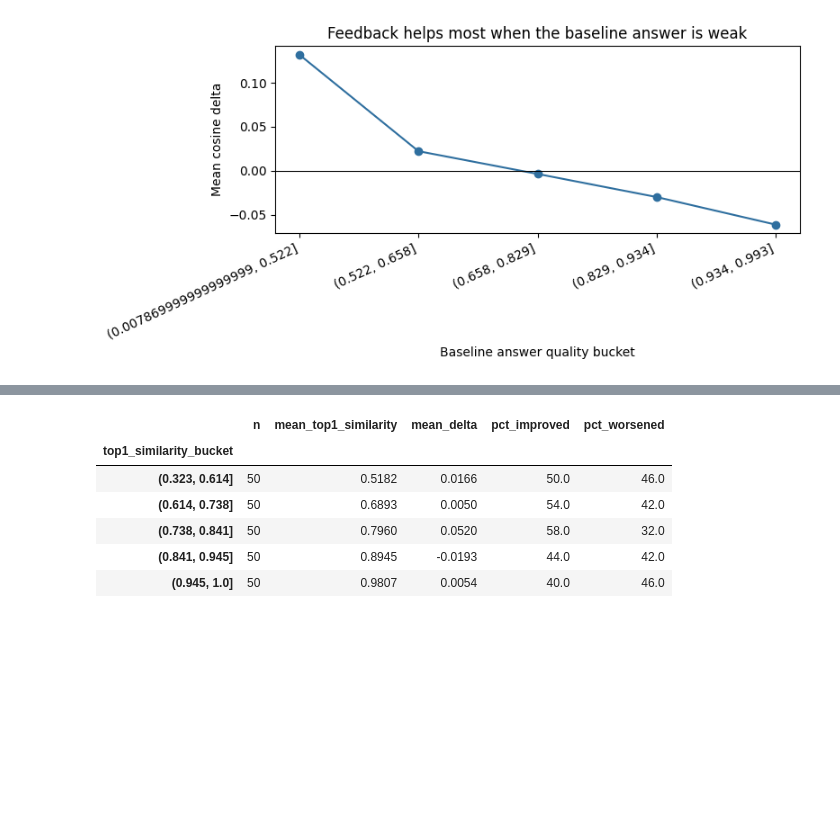
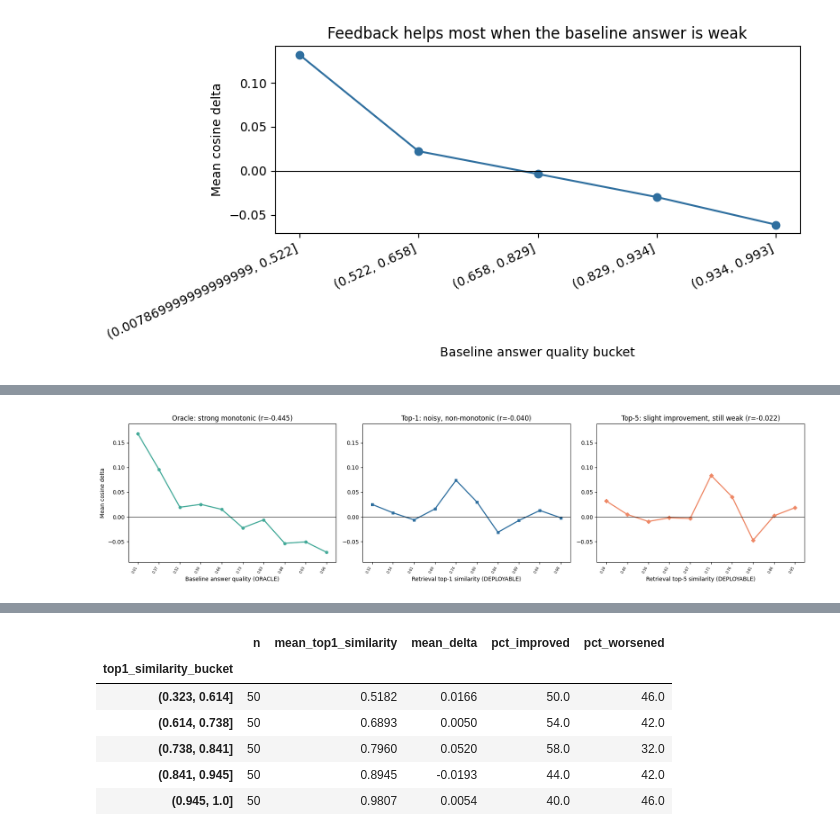
Before and after one commit to domen-jersek/SIKDD-RAG-Feedback-reinforced-learning, a Jupyter notebook: SIKDD_2026_exploratory_feedback_paper_draft.ipynb, the cells around one changed output, grey strips where cells are left out. Cells and saved outputs as stored; diff of their text form; code cells hidden in the pictures; blank space fills up the shorter version.

```diff
--- a/SIKDD_2026_exploratory_feedback_paper_draft.ipynb
+++ b/SIKDD_2026_exploratory_feedback_paper_draft.ipynb
@@ -382,0 +951,53 @@ For future systems, the challenge is to approximate this baseline-quality signal
+# %%
+# High-resolution buckets (deciles instead of quintiles) with aligned y-axis
+top1_buckets_10 = pd.qcut(global_df["baseline_top1_similarity"], 10, duplicates="drop")
+top5_buckets_10 = pd.qcut(global_df["baseline_top5_similarity"], 10, duplicates="drop")
+base_buckets_10 = pd.qcut(global_df["baseline_cosine"], 10, duplicates="drop")
+
+# Compute decile means
+oracle_deciles = global_df.groupby(base_buckets_10, observed=False)["delta_cosine"].mean()
+top1_deciles = global_df.groupby(top1_buckets_10, observed=False)["delta_cosine"].mean()
+top5_deciles = global_df.groupby(top5_buckets_10, observed=False)["delta_cosine"].mean()
+
+# Unified y-axis based on combined range
+y_min = min(oracle_deciles.min(), top1_deciles.min(), top5_deciles.min()) - 0.02
+y_max = max(oracle_deciles.max(), top1_deciles.max(), top5_deciles.max()) + 0.02
+
+fig, axes = plt.subplots(1, 3, figsize=(18, 4.5))
+
+# Left: oracle quality
+x = np.arange(len(oracle_deciles))
+axes[0].plot(x, oracle_deciles.values, marker="o", color="#44aa99", linewidth=2, markersize=5)
+axes[0].axhline(0, color="black", linewidth=0.8)
+axes[0].set_xticks(x)
+axes[0].set_xticklabels([f"{v.left:.2f}" for v in oracle_deciles.index], rotation=60, ha="right", fontsize=6)
+axes[0].set_ylabel("Mean cosine delta")
+axes[0].set_xlabel("Baseline answer quality (ORACLE)")
+axes[0].set_title(f"Oracle: strong monotonic (r=-0.445)")
+axes[0].set_ylim(y_min, y_max)
+
+# Middle: top-1 retrieval (deployable)
+x1 = np.arange(len(top1_deciles))
+axes[1].plot(x1, top1_deciles.values, marker="s", color="#2f6f9f", linewidth=2, markersize=5)
+axes[1].axhline(0, color="black", linewidth=0.8)
+axes[1].set_xticks(x1)
+axes[1].set_xticklabels([f"{v.left:.2f}" for v in top1_deciles.index], rotation=60, ha="right", fontsize=6)
+axes[1].set_xlabel("Retrieval top-1 similarity (DEPLOYABLE)")
+axes[1].set_title(f"Top-1: noisy, non-monotonic (r=-0.040)")
+axes[1].set_ylim(y_min, y_max)
+axes[1].set_ylabel("")  # shared y-axis
+
+# Right: top-5 retrieval (deployable)
+x5 = np.arange(len(top5_deciles))
+axes[2].plot(x5, top5_deciles.values, marker="D", color="#ee8866", linewidth=2, markersize=5)
+axes[2].axhline(0, color="black", linewidth=0.8)
+axes[2].set_xticks(x5)
+axes[2].set_xticklabels([f"{v.left:.2f}" for v in top5_deciles.index], rotation=60, ha="right", fontsize=6)
+axes[2].set_xlabel("Retrieval top-5 similarity (DEPLOYABLE)")
+axes[2].set_title(f"Top-5: slight improvement, still weak (r=-0.022)")
+axes[2].set_ylim(y_min, y_max)
+axes[2].set_ylabel("")  # shared y-axis
+
+plt.tight_layout()
+# %% [output]
+[figure, added]
```
Also changed, not shown: parts of 33 cells of this notebook, 1 other file.
